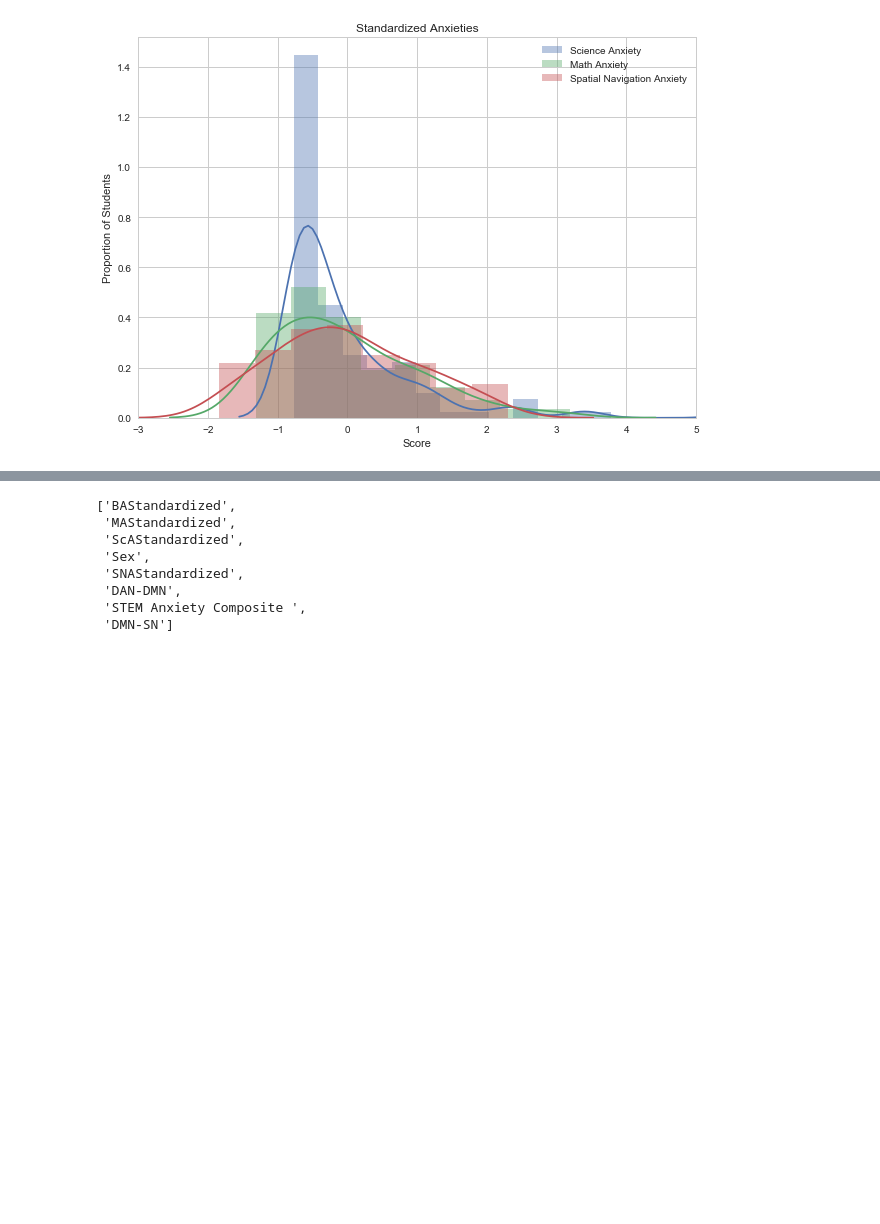
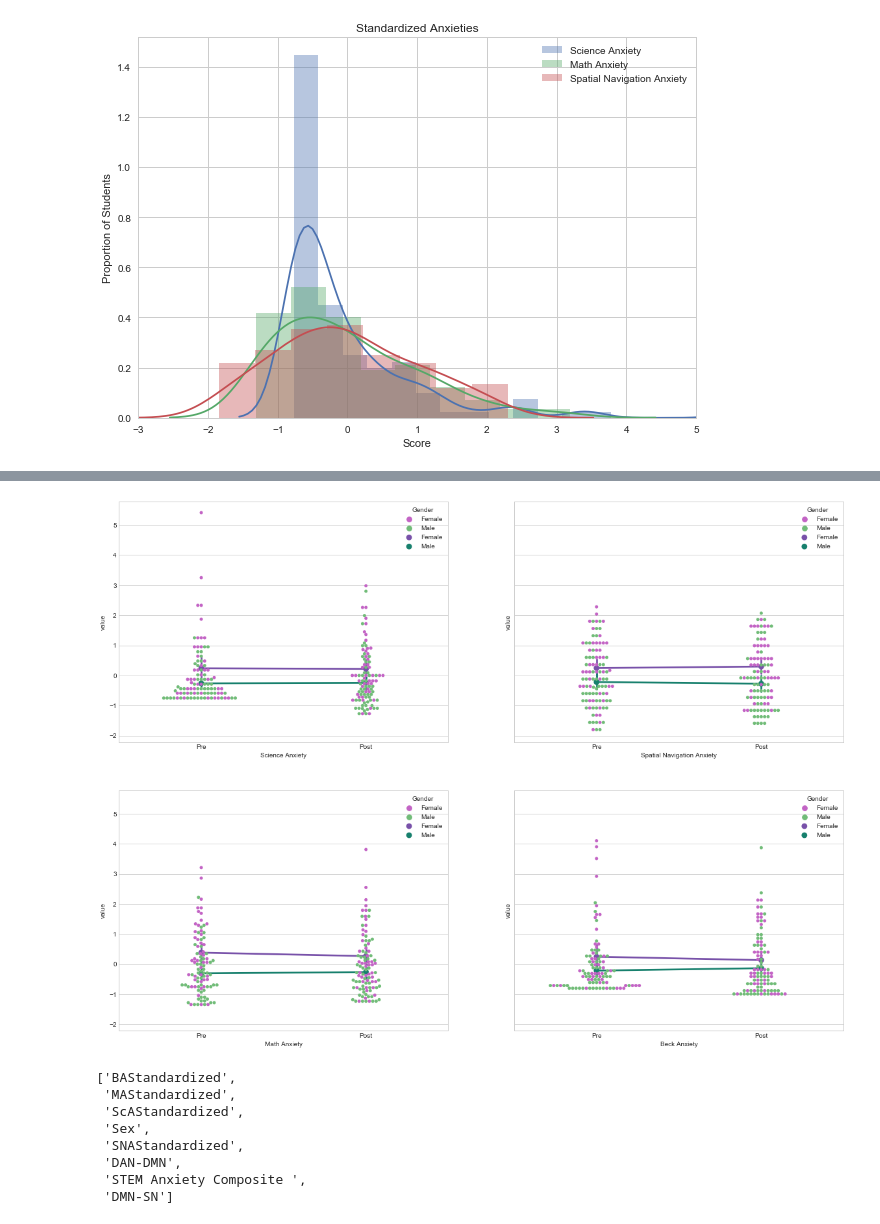
Before and after one commit to 62442katieb/indiv-diff-rs-anxiety, a Jupyter notebook: descriptives.ipynb, the cells around one changed output, grey strips where cells are left out. Cells and saved outputs as stored; diff of their text form; code cells hidden in the pictures; blank space fills up the shorter version.

```diff
--- a/descriptives.ipynb
+++ b/descriptives.ipynb
@@ -139,0 +128,24 @@ ax.legend(['Science Anxiety', 'Math Anxiety', 'Spatial Navigation Anxiety', 'Bec
+# %%
+#want new df with science anxiety + gender, annotated by pre + post
+df_sca = df.melt(id_vars='Gender', value_vars=['Pre_ScA', 'Post_ScA'],
+                 var_name='Science Anxiety')
+df_sca.replace(to_replace='Pre_ScA', value='Pre', inplace=True)
+df_sca.replace(to_replace='Post_ScA', value='Post', inplace=True)
+
+#want new df with science anxiety + gender, annotated by pre + post
+df_ma = df.melt(id_vars='Gender', value_vars=['Pre_MA', 'Post_MA'],
+                 var_name='Math Anxiety')
+df_ma.replace(to_replace='Pre_MA', value='Pre', inplace=True)
+df_ma.replace(to_replace='Post_MA', value='Post', inplace=True)
+
+#want new df with science anxiety + gender, annotated by pre + post
+df_sna = df.melt(id_vars='Gender', value_vars=['Pre_SNA', 'Post_SNA'],
+                 var_name='Spatial Navigation Anxiety')
+df_sna.replace(to_replace='Pre_SNA', value='Pre', inplace=True)
+df_sna.replace(to_replace='Post_SNA', value='Post', inplace=True)
+
+#want new df with science anxiety + gender, annotated by pre + post
+df_bk = df.melt(id_vars='Gender', value_vars=['Pre_BK', 'Post_BK'],
+                 var_name='Beck Anxiety')
+df_bk.replace(to_replace='Pre_BK', value='Pre', inplace=True)
+df_bk.replace(to_replace='Post_BK', value='Post', inplace=True)
@@ -139,0 +157,18 @@ ax.legend(['Science Anxiety', 'Math Anxiety', 'Spatial Navigation Anxiety', 'Bec
+# %%
+fig, ax = plt.subplots(ncols=2, nrows=2, figsize=(20, 15), sharex=False, sharey=True)
+
+sns.swarmplot(x="Science Anxiety", y="value", hue="Gender", data=df_sca, palette=crayons, ax=ax[0][0])
+sns.pointplot(x="Science Anxiety", y="value", hue="Gender", data=df_sca, palette=dark_crayons, ax=ax[0][0])
+
+sns.swarmplot(x="Math Anxiety", y="value", hue="Gender", data=df_ma, palette=crayons, ax=ax[1][0])
+sns.pointplot(x="Math Anxiety", y="value", hue="Gender", data=df_ma, palette=dark_crayons, ax=ax[1][0])
+
+sns.swarmplot(x="Spatial Navigation Anxiety", y="value", hue="Gender", data=df_sna, palette=crayons, ax=ax[0][1])
+sns.pointplot(x="Spatial Navigation Anxiety", y="value", hue="Gender", data=df_sna, palette=dark_crayons, ax=ax[0][1])
+
+sns.swarmplot(x="Beck Anxiety", y="value", hue="Gender", data=df_bk, palette=crayons, ax=ax[1][1])
+sns.pointplot(x="Beck Anxiety", y="value", hue="Gender", data=df_bk, palette=dark_crayons, ax=ax[1][1])
+
+fig.savefig('/Volumes/GoogleDrive/My Drive/salience-anxiety-graph-theory/figure1.png', dpi=300)
+# %% [output]
+[figure, added]
```
Also changed, not shown: parts of 23 cells of this notebook, 6 other files.
